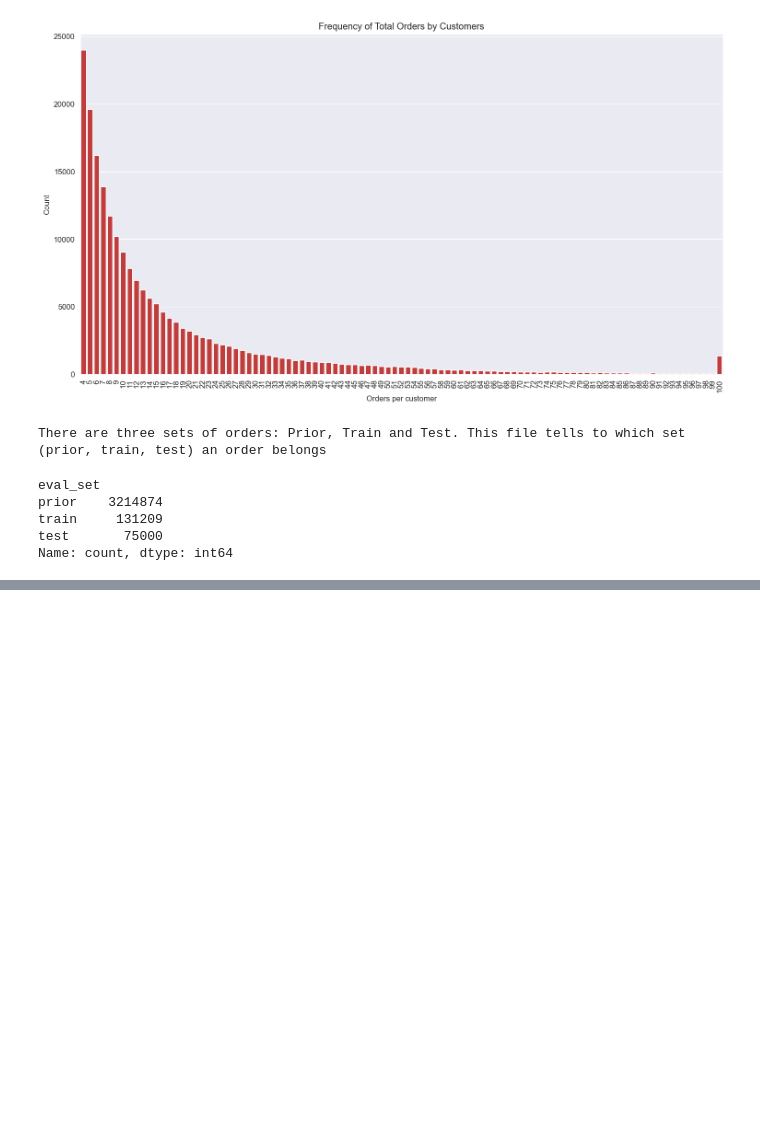
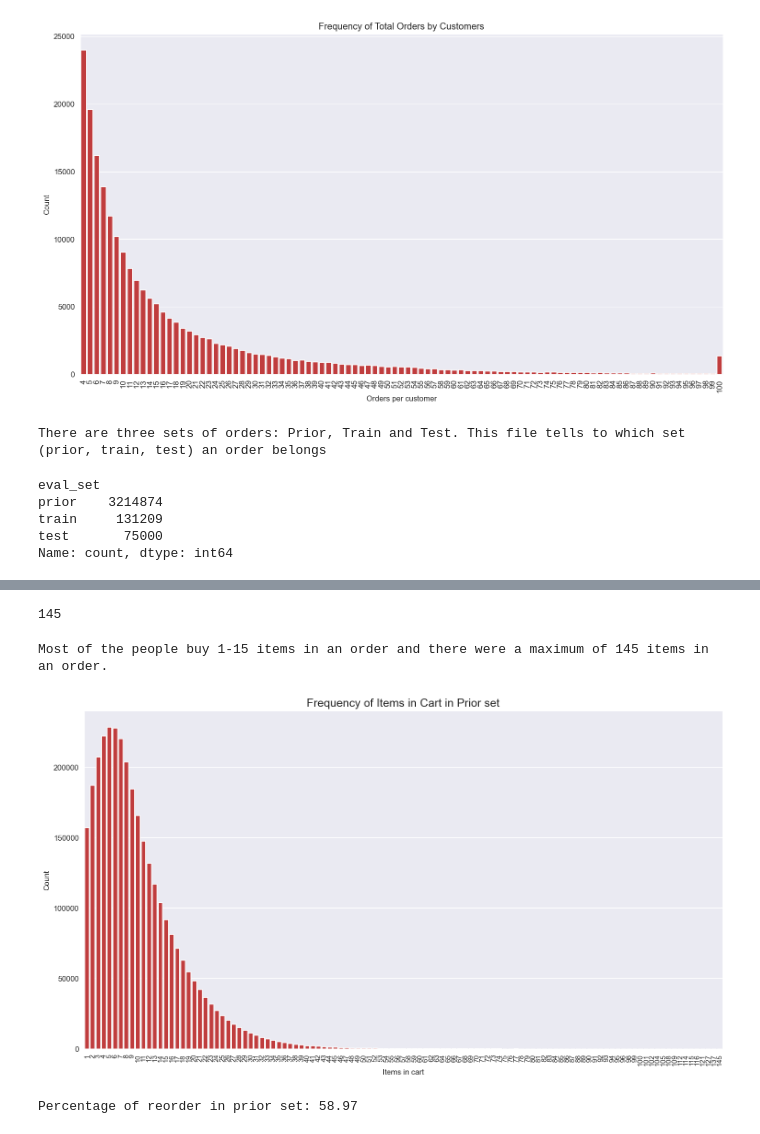
Before and after one commit to deeksha9107/instacart_market_basket_analysis, a Jupyter notebook: Instacart Market Basket Analysis 1.ipynb, the cells around one changed output, grey strips where cells are left out. Saved outputs shown, nothing was run; the diff lists cells and outputs as text; code cells hidden in the pictures; blank space fills up the shorter version.

```diff
--- a/Instacart Market Basket Analysis 1.ipynb
+++ b/Instacart Market Basket Analysis 1.ipynb
@@ -321,0 +433,3 @@ plt.show()
+# %%
+add_to_cart_order_prior = order_products_prior.groupby('order_id')['add_to_cart_order'].count()
+add_to_cart_order_prior.head()
@@ -321,0 +444,3 @@ plt.show()
+# %%
+add_to_cart_order_prior = add_to_cart_order_prior.value_counts()
+add_to_cart_order_prior.head()
@@ -321,0 +455,21 @@ plt.show()
+# %%
+add_to_cart_order_prior.index.max()
+# %% [output]
+145
+# %%
+print("Most of the people buy 1-15 items in an order and there were a maximum of 145 items in an order.")
+fig, ax = plt.subplots(figsize = (15,8))
+ax = sns.barplot(x = add_to_cart_order_prior.index, y = add_to_cart_order_prior.values, color = color[3])
+ax.set_xlabel('Items in cart')
+ax.set_ylabel('Count')
+ax.xaxis.set_tick_params(rotation=90, labelsize = 9)
+ax.set_title('Frequency of Items in Cart in Prior set', size = 15)
+fig.savefig('Frequency of Items in Cart in Prior set.png')
+# %% [output]
+Most of the people buy 1-15 items in an order and there were a maximum of 145 items in an order.
+[figure, added]
+# %%
+print('Percentage of reorder in prior set:',
+      format(order_products_prior[order_products_prior.reordered == 1].shape[0]*100/order_products_prior.shape[0], '.2f'))
+# %% [output]
+Percentage of reorder in prior set: 58.97
```
Also changed, not shown: parts of 26 cells of this notebook, 3 other files.
